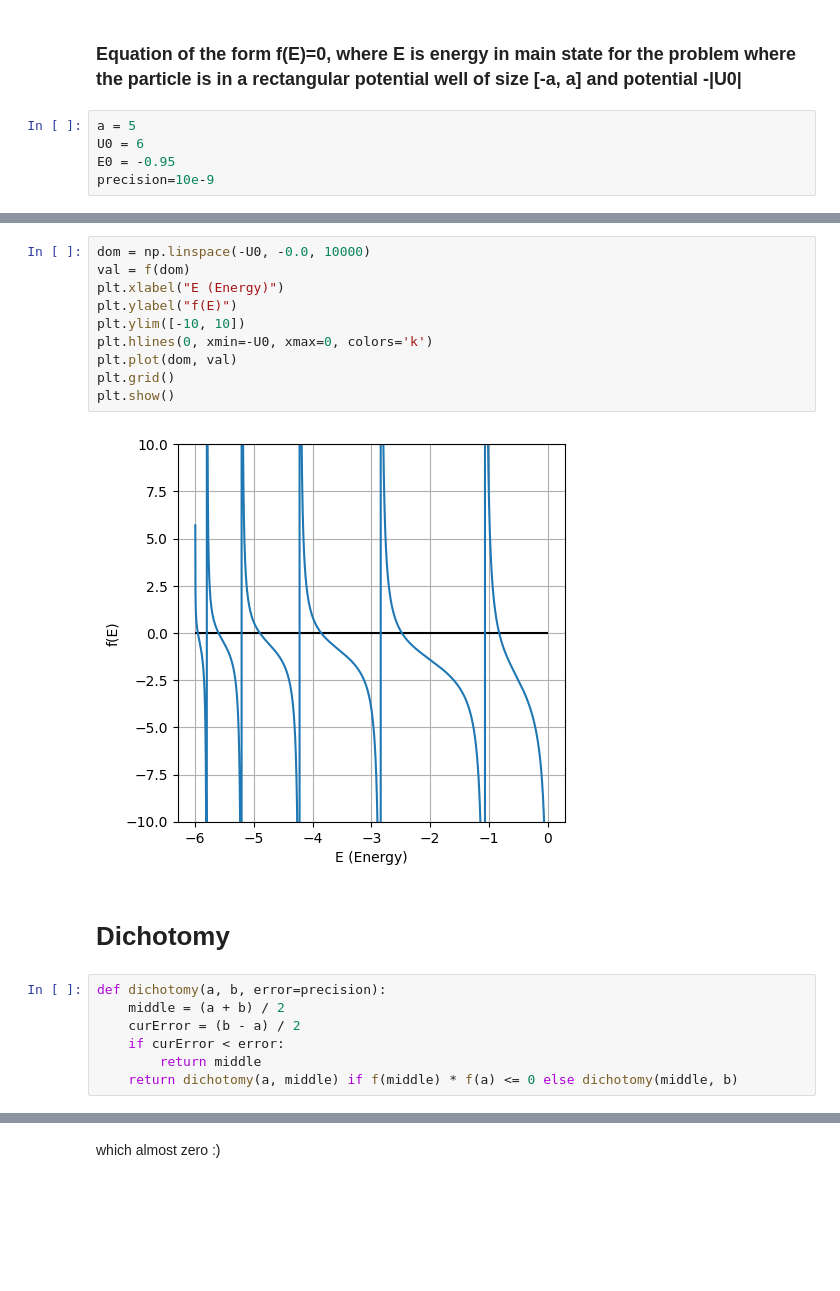
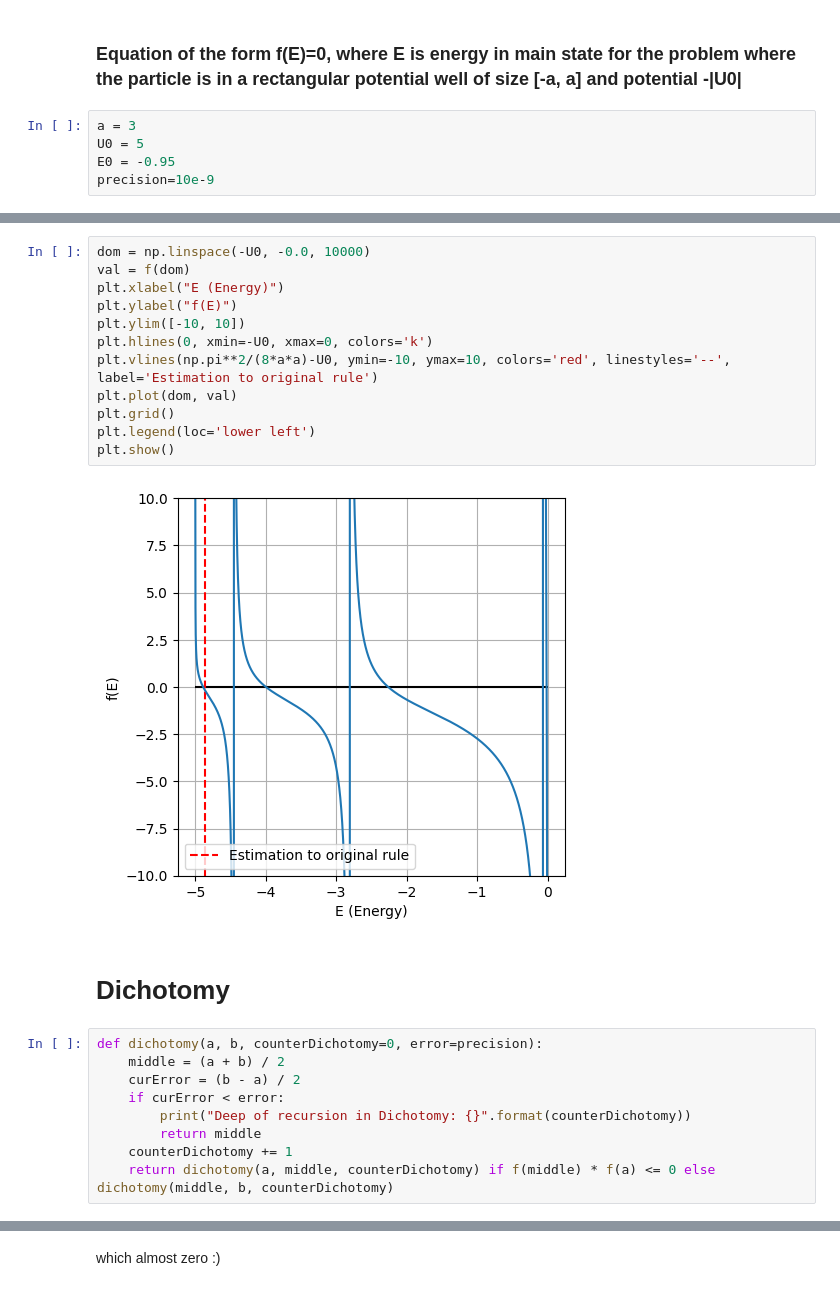
Before and after one commit to DilshodN/BasicsOfComputationalPhysics, a Jupyter notebook: task2.ipynb, the cells around one changed output, grey strips where cells are left out. Drawn from its saved outputs; the diff is of its cells as text; blank space fills up the shorter version.

```diff
--- a/task2.ipynb
+++ b/task2.ipynb
@@ -10,7 +10,7 @@ plt.rcParams['figure.dpi'] = 100
 # %% [markdown]
 ### Equation of the form f(E)=0, where E is energy in main state for the problem where the particle is in a rectangular potential well of size [-a, a] and potential -|U0|
 # %%
-a = 5
-U0 = 6
+a = 3
+U0 = 5
 E0 = -0.95
 precision=10e-9
@@ -24,21 +38,25 @@ def df(E):
 # %%
 dom = np.linspace(-U0, -0.0, 10000)
 val = f(dom)
 plt.xlabel("E (Energy)")
 plt.ylabel("f(E)")
 plt.ylim([-10, 10])
 plt.hlines(0, xmin=-U0, xmax=0, colors='k')
+plt.vlines(np.pi**2/(8*a*a)-U0, ymin=-10, ymax=10, colors='red', linestyles='--', label='Estimation to original rule')
 plt.plot(dom, val)
 plt.grid()
+plt.legend(loc='lower left')
 plt.show()
 # %% [output]
-[figure, old version]
+[figure, new version]
 # %% [markdown]
 # Dichotomy
 # %%
-def dichotomy(a, b, error=precision):
+def dichotomy(a, b, counterDichotomy=0, error=precision):
     middle = (a + b) / 2
     curError = (b - a) / 2
     if curError < error:
+        print("Deep of recursion in Dichotomy: {}".format(counterDichotomy))
         return middle
-    return dichotomy(a, middle) if f(middle) * f(a) <= 0 else dichotomy(middle, b)
+    counterDichotomy += 1
+    return dichotomy(a, middle, counterDichotomy) if f(middle) * f(a) <= 0 else dichotomy(middle, b, counterDichotomy)
```
Also changed, not shown: parts of 11 cells of this notebook, 1 other file.
